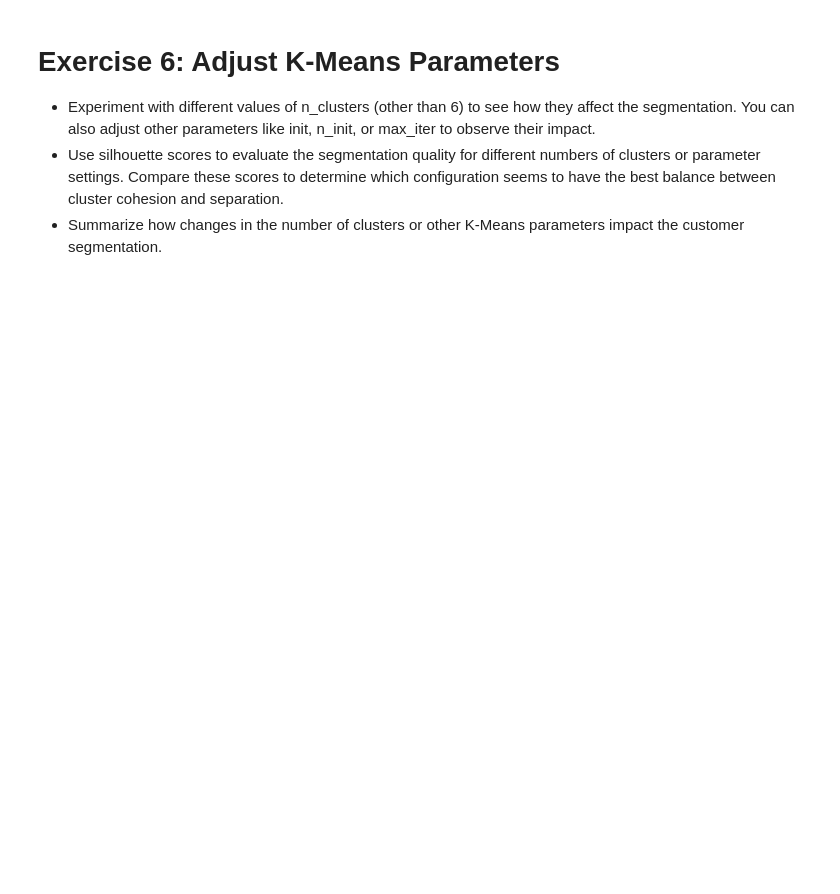
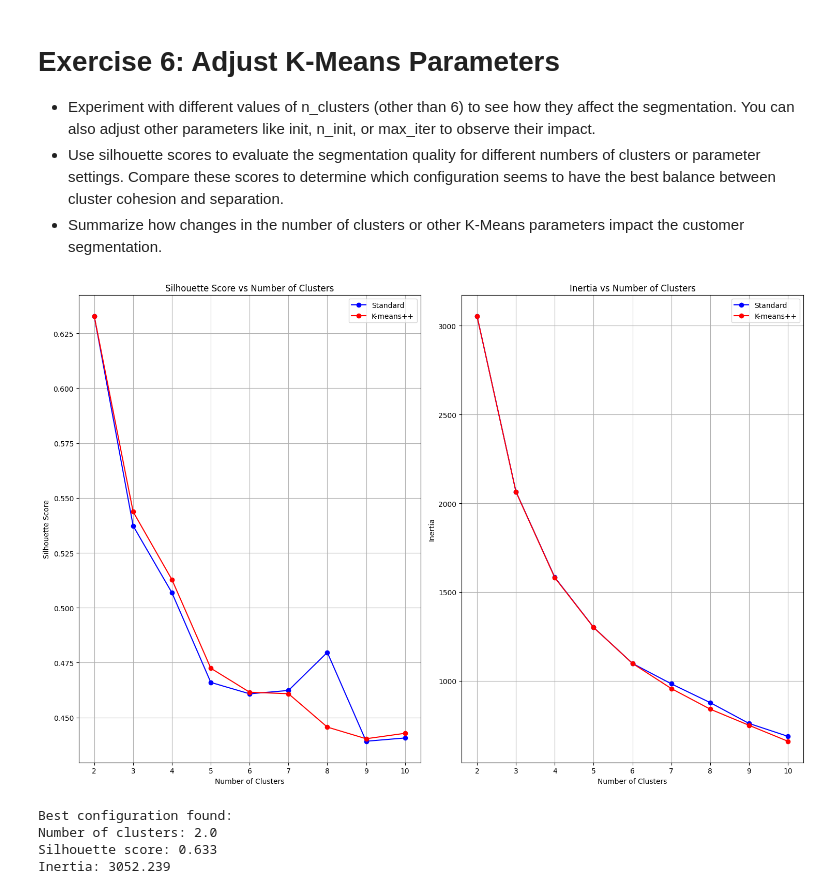
Before and after one commit to krishnaprasadpguptha/ML-full-code-oxford-session, a Jupyter notebook: ML full code oxford session/5. Unsupervised Learning - Clustering.ipynb, the cells around one changed output. Cells and saved outputs as stored; diff of their text form; code cells hidden in the pictures; blank space fills up the shorter version.

```diff
--- a/ML full code oxford session/5. Unsupervised Learning - Clustering.ipynb
+++ b/ML full code oxford session/5. Unsupervised Learning - Clustering.ipynb
@@ -187,0 +480,70 @@ plt.show()
+# %%
+from sklearn.metrics import silhouette_score
+import pandas as pd
+
+# Experiment with different K-Means parameters
+import matplotlib.pyplot as plt
+
+# Test different parameters
+n_clusters_range = range(2, 11)
+results = []
+
+for n_clusters in n_clusters_range:
+    # Standard K-means
+    kmeans_standard = KMeans(n_clusters=n_clusters, random_state=42)
+    kmeans_standard.fit(df_scaled)
+    score_standard = silhouette_score(df_scaled, kmeans_standard.labels_)
+
+    # K-means++ with increased n_init
+    kmeans_kmpp = KMeans(n_clusters=n_clusters, n_init=20, random_state=42)
+    kmeans_kmpp.fit(df_scaled)
+    score_kmpp = silhouette_score(df_scaled, kmeans_kmpp.labels_)
+
+    results.append({
+        'n_clusters': n_clusters,
+        'silhouette_standard': float(score_standard),
+        'silhouette_kmpp': float(score_kmpp),
+        'inertia_standard': float(kmeans_standard.inertia_),
+        'inertia_kmpp': kmeans_kmpp.inertia_
+    })
+
+# Convert results to DataFrame
+results_df = pd.DataFrame(results)
+
+# Find best configuration based on silhouette score
+best_config = results_df.loc[results_df['silhouette_standard'].idxmax()]
+
+# Visualization
+fig, ((ax1, ax2)) = plt.subplots(1, 2, figsize=(15, 10))
+
+# Silhouette Score plot
+ax1.plot(results_df['n_clusters'], results_df['silhouette_standard'], 'bo-', label='Standard')
+ax1.plot(results_df['n_clusters'], results_df['silhouette_kmpp'], 'ro-', label='K-means++')
+ax1.set_xlabel('Number of Clusters')
+ax1.set_ylabel('Silhouette Score')
+ax1.set_title('Silhouette Score vs Number of Clusters')
+ax1.legend()
+ax1.grid(True)
+
+# Inertia plot
+ax2.plot(results_df['n_clusters'], results_df['inertia_standard'], 'bo-', label='Standard')
+ax2.plot(results_df['n_clusters'], results_df['inertia_kmpp'], 'ro-', label='K-means++')
+ax2.set_xlabel('Number of Clusters')
+ax2.set_ylabel('Inertia')
+ax2.set_title('Inertia vs Number of Clusters')
+ax2.legend()
+ax2.grid(True)
+
+plt.tight_layout()
+plt.show()
+
+print(f"Best configuration found:")
+print(f"Number of clusters: {best_config['n_clusters']}")
+print(f"Silhouette score: {best_config['silhouette_standard']:.3f}")
+print(f"Inertia: {best_config['inertia_standard']:.3f}")
+# %% [output]
+[figure, added]
+Best configuration found:
+Number of clusters: 2.0
+Silhouette score: 0.633
+Inertia: 3052.239
```
Also changed, not shown: parts of 18 cells of this notebook.
